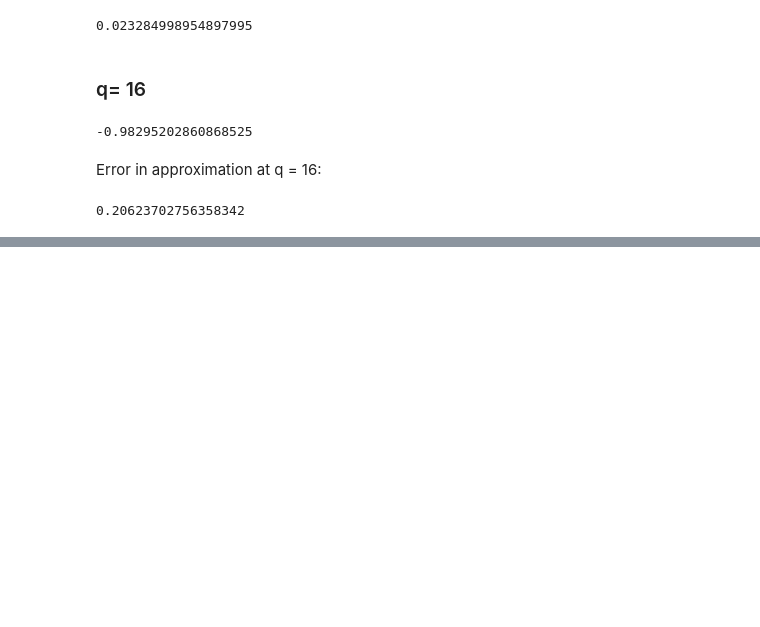
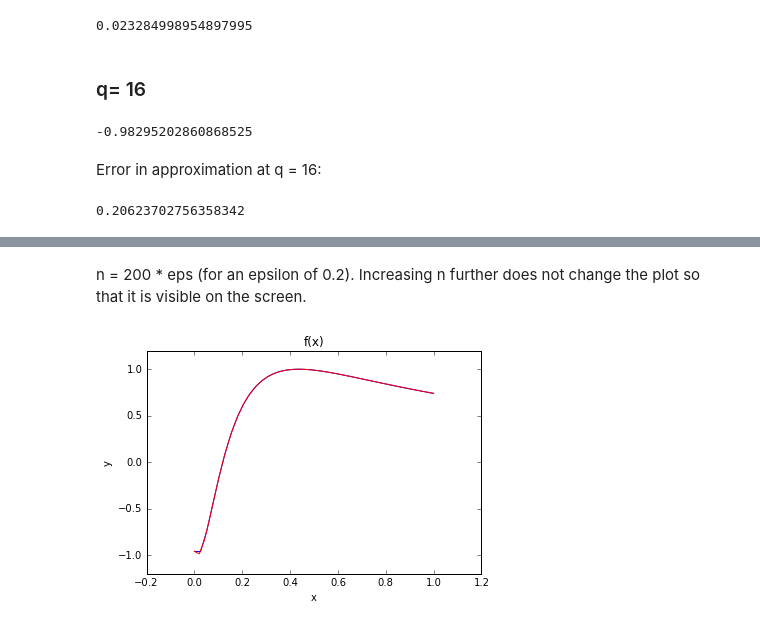
Before and after one commit to chapman-phys227-2016s/hw-5-ChinmaiRaman, a Jupyter notebook: HW5.ipynb, the cells around one changed output, grey strips where cells are left out. Saved outputs shown, nothing was run; the diff lists cells and outputs as text; code cells hidden in the pictures; blank space fills up the shorter version.

```diff
--- a/HW5.ipynb
+++ b/HW5.ipynb
@@ -87,0 +113,6 @@ p1.error(-1, 1, -.45, 16)
+# %% [markdown]
+n = 200 * eps (for an epsilon of 0.2). Increasing n further does not change the plot so that it is visible on the screen.
+# %%
+p2.multigraph(0.2, 40)
+# %% [output]
+[figure, added]
```
Also changed, not shown: parts of 8 cells of this notebook.
